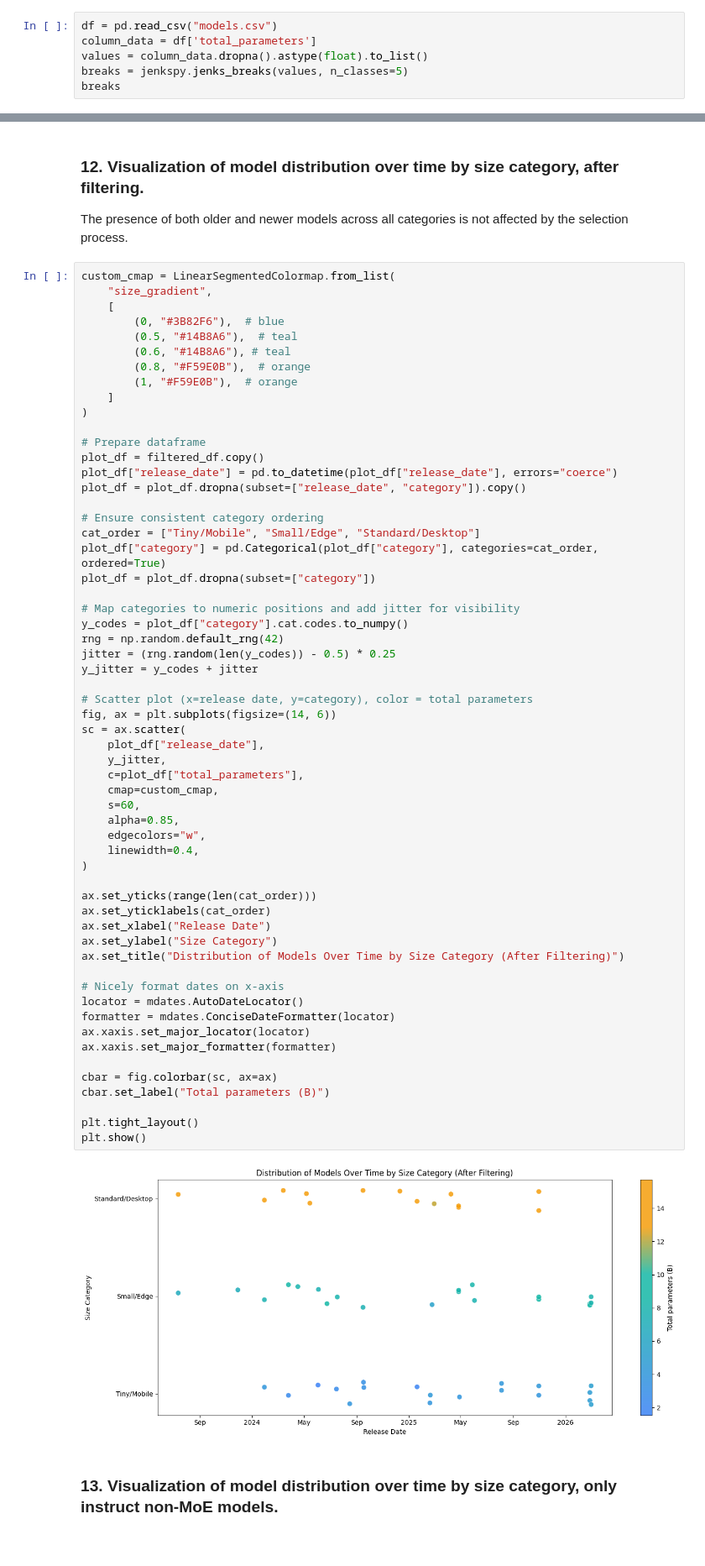
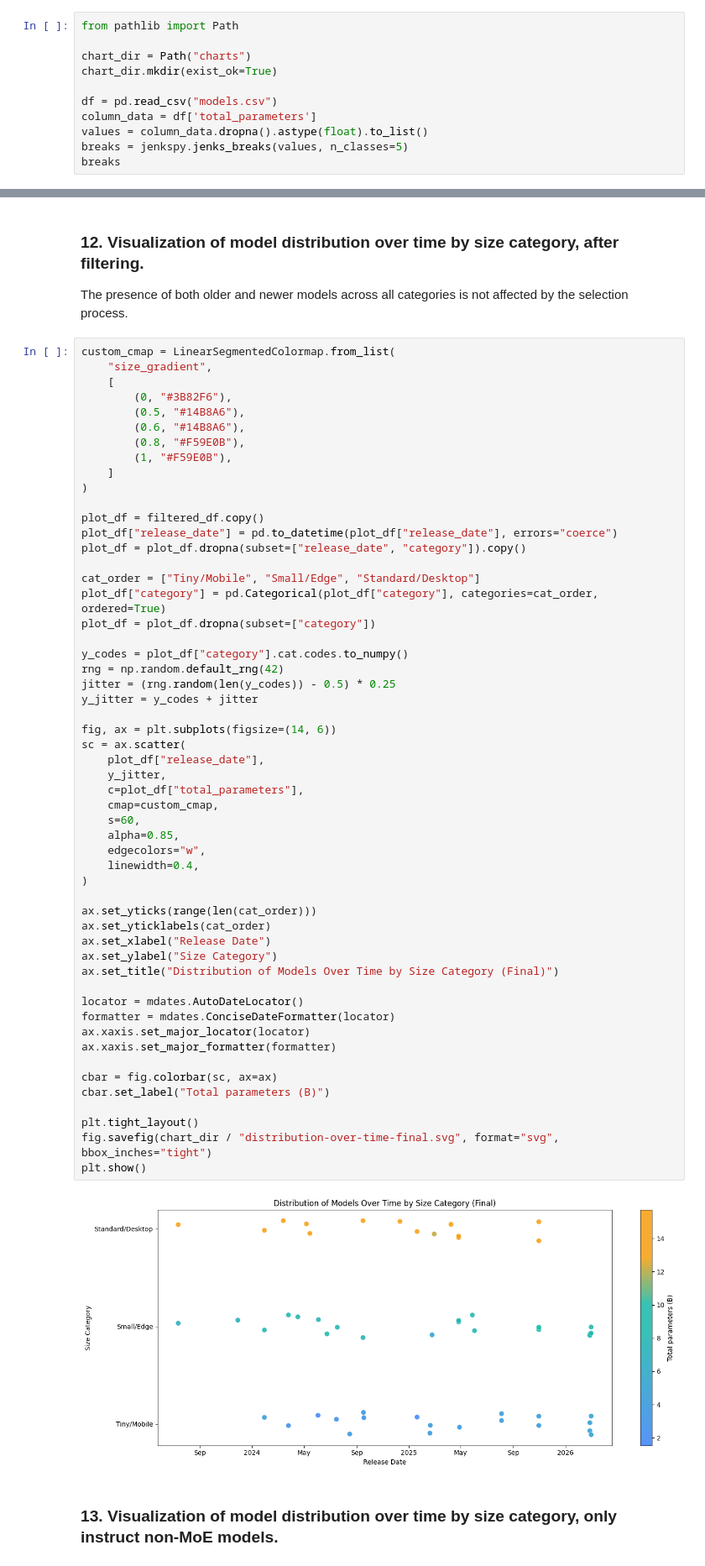
Before and after one commit to diogogmatos/eco-evolution-of-llms, a Jupyter notebook: model-selection/model-selection.ipynb, the cells around one changed output, grey strips where cells are left out. Shown at 84% size. Cells and saved outputs as stored; diff of their text form.

Commit message:
add graphs to model selection

```diff
--- a/model-selection/model-selection.ipynb
+++ b/model-selection/model-selection.ipynb
@@ -623,6 +580,11 @@ df.to_csv("models.csv", index=False)
 ### 6. Calculate Natural Breaks with Jenks
 To properly categorize models into distinct size categories without arbitrary thresholds, we use Jenks Natural Breaks optimization. This seeks to minimize each class's average deviation from the class mean, while maximizing each class's deviation from the means of the other groups.
 # %%
+from pathlib import Path
+
+chart_dir = Path("charts")
+chart_dir.mkdir(exist_ok=True)
+
 df = pd.read_csv("models.csv")
 column_data = df['total_parameters']
 values = column_data.dropna().astype(float).to_list()
@@ -844,62 +873,58 @@ The presence of both older and newer models across all categories is not affecte
 custom_cmap = LinearSegmentedColormap.from_list(
     "size_gradient",
     [
-        (0, "#3B82F6"),  # blue
-        (0.5, "#14B8A6"),  # teal
-        (0.6, "#14B8A6"), # teal
-        (0.8, "#F59E0B"),  # orange
-        (1, "#F59E0B"),  # orange
+        (0, "#3B82F6"),
+        (0.5, "#14B8A6"),
+        (0.6, "#14B8A6"),
+        (0.8, "#F59E0B"),
+        (1, "#F59E0B"),
     ]
 )
 
-# Prepare dataframe
 plot_df = filtered_df.copy()
 plot_df["release_date"] = pd.to_datetime(plot_df["release_date"], errors="coerce")
 plot_df = plot_df.dropna(subset=["release_date", "category"]).copy()
 
-# Ensure consistent category ordering
 cat_order = ["Tiny/Mobile", "Small/Edge", "Standard/Desktop"]
 plot_df["category"] = pd.Categorical(plot_df["category"], categories=cat_order, ordered=True)
 plot_df = plot_df.dropna(subset=["category"])
 
-# Map categories to numeric positions and add jitter for visibility
 y_codes = plot_df["category"].cat.codes.to_numpy()
 rng = np.random.default_rng(42)
 jitter = (rng.random(len(y_codes)) - 0.5) * 0.25
 y_jitter = y_codes + jitter
 
-# Scatter plot (x=release date, y=category), color = total parameters
 fig, ax = plt.subplots(figsize=(14, 6))
 sc = ax.scatter(
     plot_df["release_date"],
     y_jitter,
     c=plot_df["total_parameters"],
     cmap=custom_cmap,
     s=60,
     alpha=0.85,
     edgecolors="w",
     linewidth=0.4,
 )
 
 ax.set_yticks(range(len(cat_order)))
 ax.set_yticklabels(cat_order)
 ax.set_xlabel("Release Date")
 ax.set_ylabel("Size Category")
-ax.set_title("Distribution of Models Over Time by Size Category (After Filtering)")
+ax.set_title("Distribution of Models Over Time by Size Category (Final)")
 
-# Nicely format dates on x-axis
 locator = mdates.AutoDateLocator()
 formatter = mdates.ConciseDateFormatter(locator)
 ax.xaxis.set_major_locator(locator)
 ax.xaxis.set_major_formatter(formatter)
 
 cbar = fig.colorbar(sc, ax=ax)
 cbar.set_label("Total parameters (B)")
 
 plt.tight_layout()
+fig.savefig(chart_dir / "distribution-over-time-final.svg", format="svg", bbox_inches="tight")
 plt.show()
 # %% [output]
-[figure, old version]
+[figure, new version]
 # %% [markdown]
 ### 13. Visualization of model distribution over time by size category, only instruct non-MoE models.
 # %%
```
Also changed, not shown: parts of 11 cells of this notebook, 10 other files.
